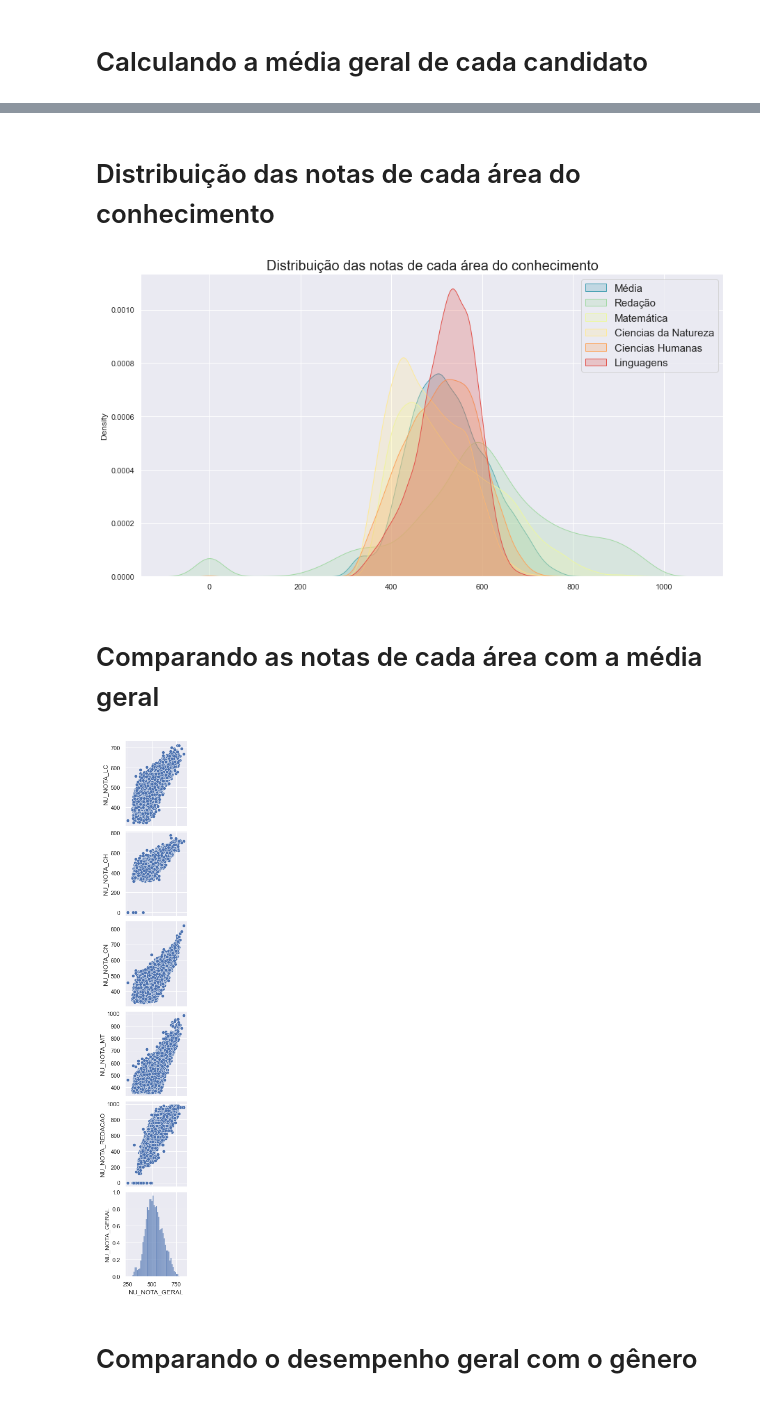
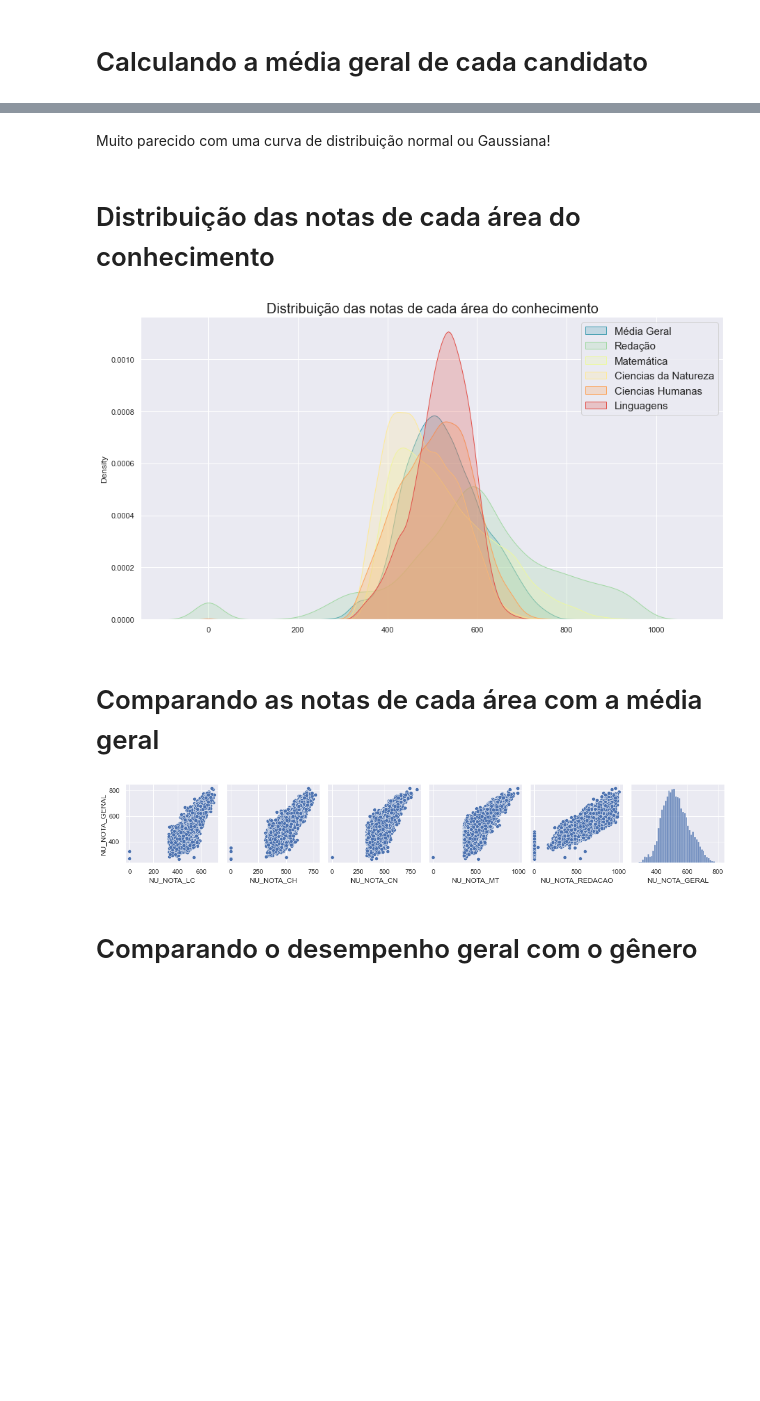
Before and after one commit to kailanefelix/enem-data-analysis, a Jupyter notebook: grades_analysis.ipynb, the cells around one changed output, grey strips where cells are left out. Cells and saved outputs as stored; diff of their text form; code cells hidden in the pictures; blank space fills up the shorter version.

Commit message:
update grades analysis

```diff
--- a/grades_analysis.ipynb
+++ b/grades_analysis.ipynb
@@ -80,20 +81,22 @@ plt.show()
+# %% [markdown]
+ Muito parecido com uma curva de distribuição normal ou Gaussiana!
 # %% [markdown]
 # Distribuição das notas de cada área do conhecimento
 # %%
 sns.kdeplot(data=enem_df[grades], fill=True, palette="Spectral")
 
-plt.legend(['Média', 'Redação', 'Matemática', 'Ciencias da Natureza', 'Ciencias Humanas', 'Linguagens'], fontsize=15)
+plt.legend(['Média Geral', 'Redação', 'Matemática', 'Ciencias da Natureza', 'Ciencias Humanas', 'Linguagens'], fontsize=15)
 plt.title('Distribuição das notas de cada área do conhecimento', fontsize=20)
 plt.show()
 # %% [output]
-[figure, old version]
+[figure, new version]
 # %% [markdown]
 # Comparando as notas de cada área com a média geral
 # %%
-sns.pairplot(enem_df[grades], x_vars='NU_NOTA_GERAL')
+sns.pairplot(enem_df[grades], y_vars='NU_NOTA_GERAL')
 plt.show()
 # %% [output]
-[figure, old version]
+[figure, new version]
 # %% [markdown]
 # Comparando o desempenho geral com o gênero
 # %%
```
Also changed, not shown: parts of 14 cells of this notebook, 1 other file.
